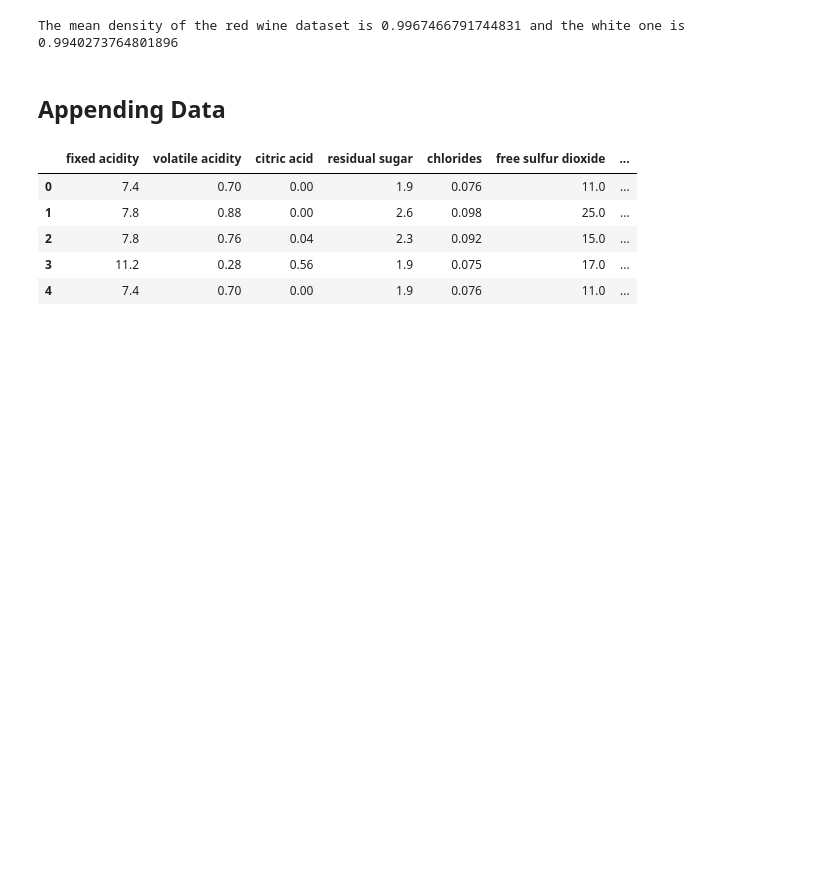
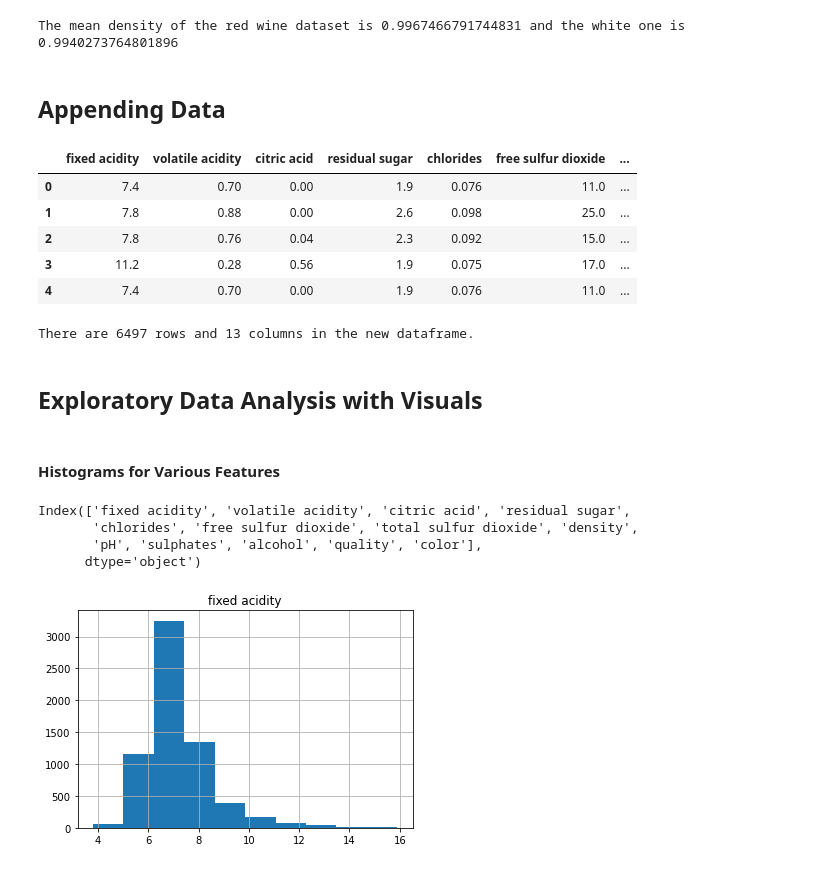
Before and after one commit to viniciuscavalcante1/udacity-data-analyst-nanodegree, a Jupyter notebook: 02-introduction-to-data-analysis/03-the-data-analysis-process-case-study-1/notebook.ipynb, the cells around one changed output. Cells and saved outputs as stored; diff of their text form; code cells hidden in the pictures; blank space fills up the shorter version.

Commit message:
Add exploratory data analysis

```diff
--- a/02-introduction-to-data-analysis/03-the-data-analysis-process-case-study-1/notebook.ipynb
+++ b/02-introduction-to-data-analysis/03-the-data-analysis-process-case-study-1/notebook.ipynb
@@ -140,3 +141,22 @@ df_wine.head()
 | 2 | 7.8 | 0.76 | 0.04 | 2.3 | 0.092 | 15.0 | ... |
 | 3 | 11.2 | 0.28 | 0.56 | 1.9 | 0.075 | 17.0 | ... |
 | 4 | 7.4 | 0.70 | 0.00 | 1.9 | 0.076 | 11.0 | ... |
+# %%
+print(f"There are {df_wine.shape[0]} rows and {df_wine.shape[1]} columns in the new dataframe.")
+# %% [output]
+There are 6497 rows and 13 columns in the new dataframe.
+# %% [markdown]
+## Exploratory Data Analysis with Visuals
+# %% [markdown]
+#### Histograms for Various Features
+# %%
+df_wine.columns
+# %% [output]
+Index(['fixed acidity', 'volatile acidity', 'citric acid', 'residual sugar',
+       'chlorides', 'free sulfur dioxide', 'total sulfur dioxide', 'density',
+       'pH', 'sulphates', 'alcohol', 'quality', 'color'],
+      dtype='object')
+# %%
+df_wine[['fixed acidity']].hist();
+# %% [output]
+[figure, added]
```
Also changed, not shown: parts of 9 cells of this notebook.
